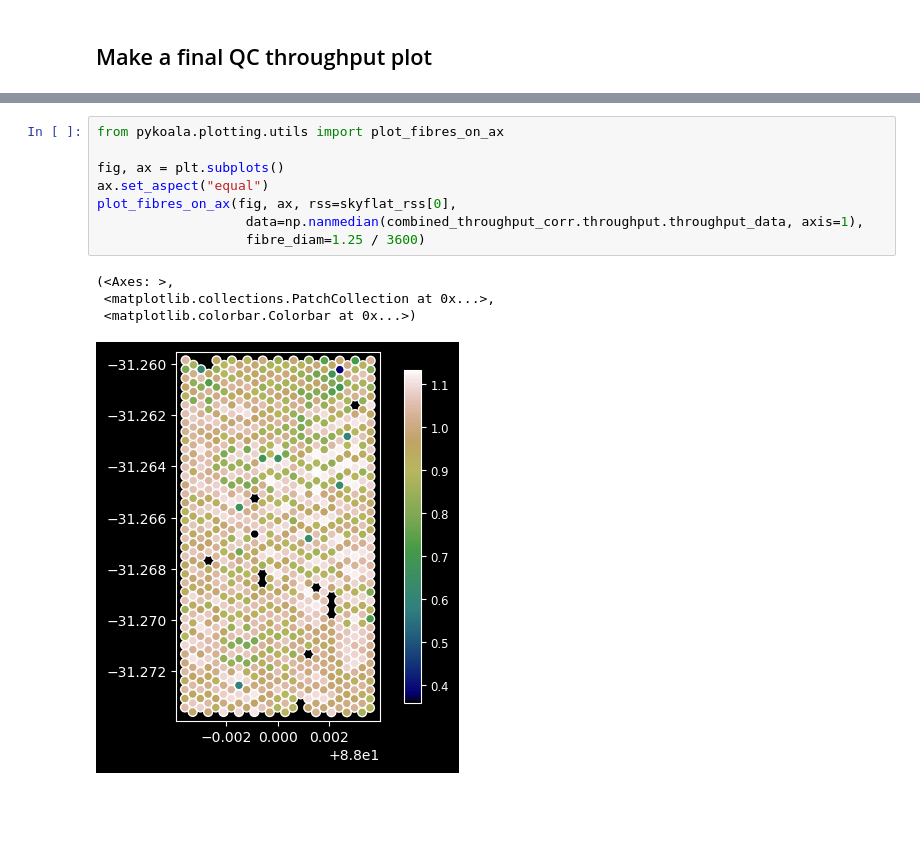
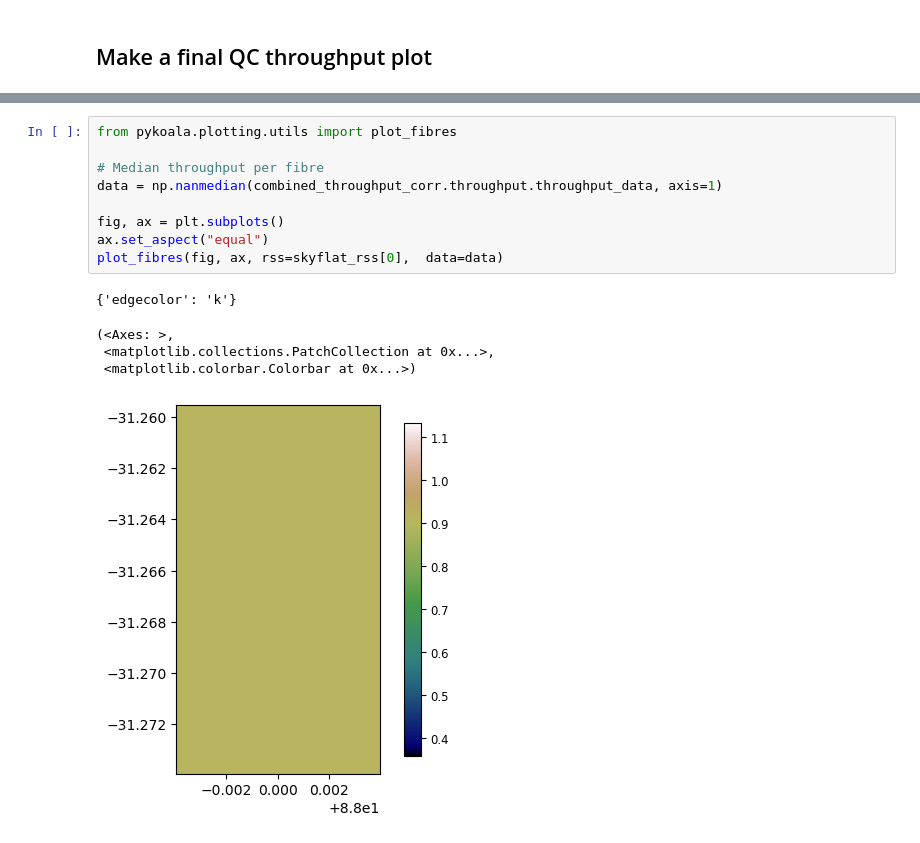
Before and after one commit to pykoala/pykoala, a Jupyter notebook: tutorials/create_combined_throughput.ipynb, the cells around one changed output, grey strips where cells are left out. Cells and saved outputs as stored; diff of their text form; blank space fills up the shorter version.

```diff
--- a/tutorials/create_combined_throughput.ipynb
+++ b/tutorials/create_combined_throughput.ipynb
@@ -118,13 +118,15 @@ throughput_fig = combined_throughput_corr.throughput.plot()
 # %%
-from pykoala.plotting.utils import plot_fibres_on_ax
+from pykoala.plotting.utils import plot_fibres
+
+# Median throughput per fibre
+data = np.nanmedian(combined_throughput_corr.throughput.throughput_data, axis=1)
 
 fig, ax = plt.subplots()
 ax.set_aspect("equal")
-plot_fibres_on_ax(fig, ax, rss=skyflat_rss[0],
-                   data=np.nanmedian(combined_throughput_corr.throughput.throughput_data, axis=1),
-                   fibre_diam=1.25 / 3600)
+plot_fibres(fig, ax, rss=skyflat_rss[0],  data=data)
 # %% [output]
-(<Axes: >,
- <matplotlib.collections.PatchCollection at 0x...>,
- <matplotlib.colorbar.Colorbar at 0x...>)
+{'edgecolor': 'k'}
+(<Axes: >,
+ <matplotlib.collections.PatchCollection at 0x...>,
+ <matplotlib.colorbar.Colorbar at 0x...>)
-[figure, old version]
+[figure, new version]
```
Also changed, not shown: parts of 6 cells of this notebook.
